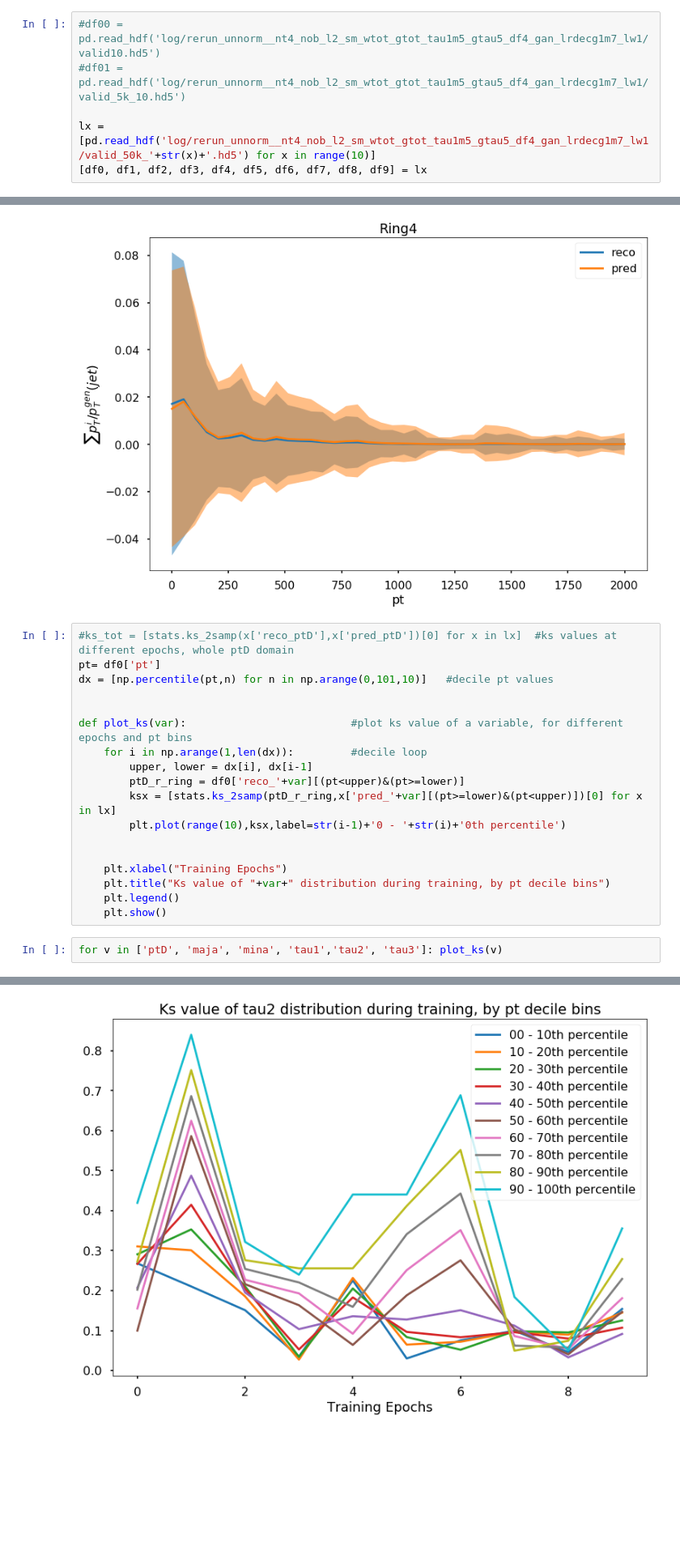
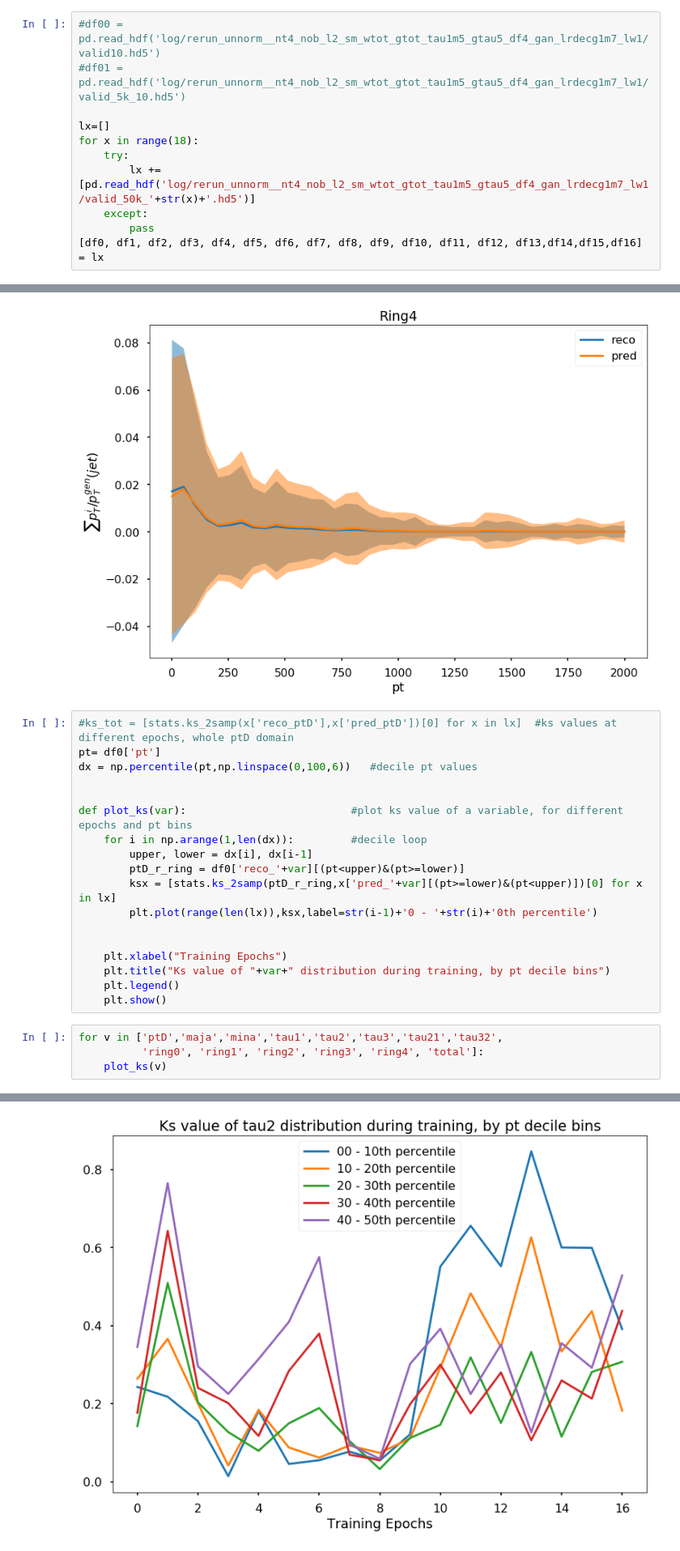
Before and after one commit to alberto-giampaolo/Ganja, a Jupyter notebook: GanjaPy/Exercises.ipynb, the cells around one changed output, grey strips where cells are left out. Shown at 81% size. Drawn from its saved outputs; the diff is of its cells as text; blank space fills up the shorter version.

```diff
--- a/GanjaPy/Exercises.ipynb
+++ b/GanjaPy/Exercises.ipynb
@@ -14,8 +14,13 @@ Using TensorFlow backend.
 #df00 = pd.read_hdf('log/rerun_unnorm__nt4_nob_l2_sm_wtot_gtot_tau1m5_gtau5_df4_gan_lrdecg1m7_lw1/valid10.hd5')
 #df01 = pd.read_hdf('log/rerun_unnorm__nt4_nob_l2_sm_wtot_gtot_tau1m5_gtau5_df4_gan_lrdecg1m7_lw1/valid_5k_10.hd5')
 
-lx = [pd.read_hdf('log/rerun_unnorm__nt4_nob_l2_sm_wtot_gtot_tau1m5_gtau5_df4_gan_lrdecg1m7_lw1/valid_50k_'+str(x)+'.hd5') for x in range(10)]
-[df0, df1, df2, df3, df4, df5, df6, df7, df8, df9] = lx
+lx=[]
+for x in range(18):
+    try:
+        lx += [pd.read_hdf('log/rerun_unnorm__nt4_nob_l2_sm_wtot_gtot_tau1m5_gtau5_df4_gan_lrdecg1m7_lw1/valid_50k_'+str(x)+'.hd5')]
+    except:
+        pass
+[df0, df1, df2, df3, df4, df5, df6, df7, df8, df9, df10, df11, df12, df13,df14,df15,df16] = lx
 # %% [output]
 Opening log/rerun_unnorm__nt4_nob_l2_sm_wtot_gtot_tau1m5_gtau5_df4_gan_lrdecg1m7_lw1/valid_50k_0.hd5 in read-only mode
 Opening log/rerun_unnorm__nt4_nob_l2_sm_wtot_gtot_tau1m5_gtau5_df4_gan_lrdecg1m7_lw1/valid_50k_1.hd5 in read-only mode
@@ -61,7 +73,7 @@ plt.show()
 # %%
 #ks_tot = [stats.ks_2samp(x['reco_ptD'],x['pred_ptD'])[0] for x in lx]  #ks values at different epochs, whole ptD domain
 pt= df0['pt']
-dx = [np.percentile(pt,n) for n in np.arange(0,101,10)]   #decile pt values
+dx = np.percentile(pt,np.linspace(0,100,6))   #decile pt values
 
 
 def plot_ks(var):                          #plot ks value of a variable, for different epochs and pt bins
@@ -69,7 +81,7 @@ def plot_ks(var):                          #plot ks value of a variable, for dif
         upper, lower = dx[i], dx[i-1]
         ptD_r_ring = df0['reco_'+var][(pt<upper)&(pt>=lower)]
         ksx = [stats.ks_2samp(ptD_r_ring,x['pred_'+var][(pt>=lower)&(pt<upper)])[0] for x in lx]
-        plt.plot(range(10),ksx,label=str(i-1)+'0 - '+str(i)+'0th percentile')
+        plt.plot(range(len(lx)),ksx,label=str(i-1)+'0 - '+str(i)+'0th percentile')
 
 
     plt.xlabel("Training Epochs")
@@ -77,5 +89,7 @@ def plot_ks(var):                          #plot ks value of a variable, for dif
     plt.legend()
     plt.show()
 # %%
-for v in ['ptD', 'maja', 'mina', 'tau1','tau2', 'tau3']: plot_ks(v)
+for v in ['ptD','maja','mina','tau1','tau2','tau3','tau21','tau32',
+          'ring0', 'ring1', 'ring2', 'ring3', 'ring4', 'total']:
+    plot_ks(v)
 # %% [output]
@@ -86 +100 @@ for v in ['ptD', 'maja', 'mina', 'tau1','tau2', 'tau3']: plot_ks(v)
-[figure, old version]
+[figure, new version]
```
Also changed, not shown: parts of 7 cells of this notebook, 1 other file.
